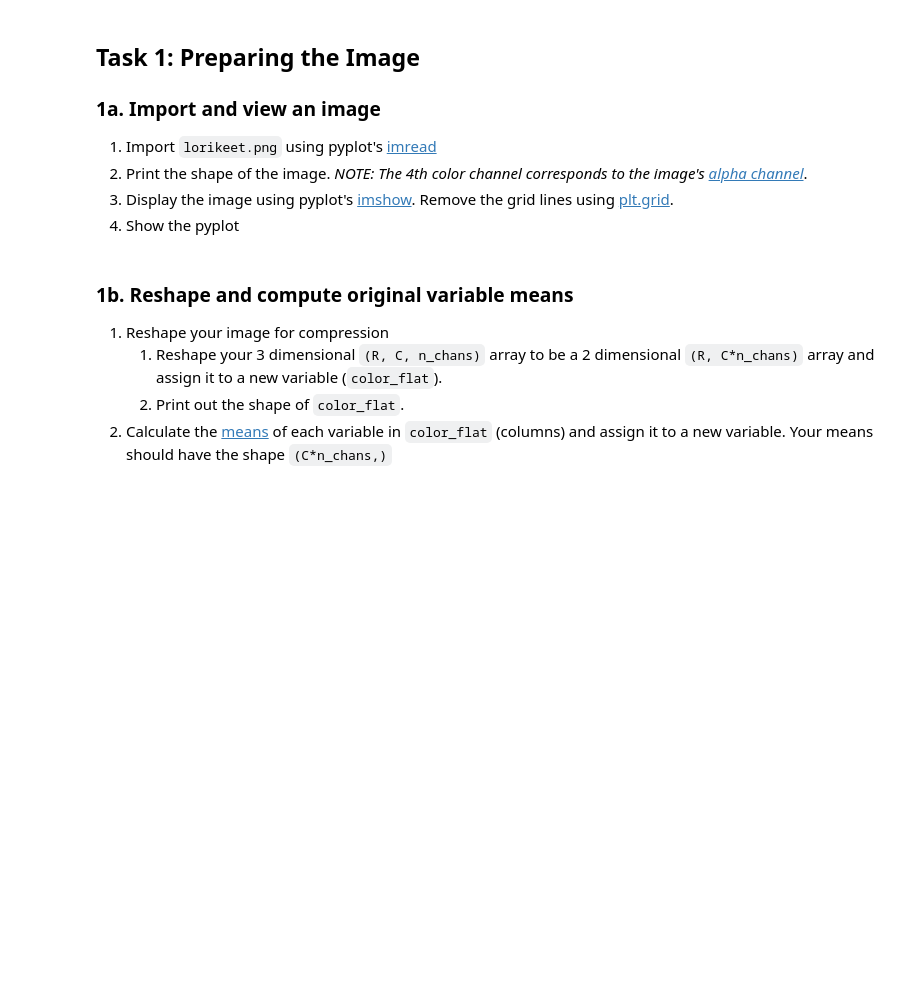
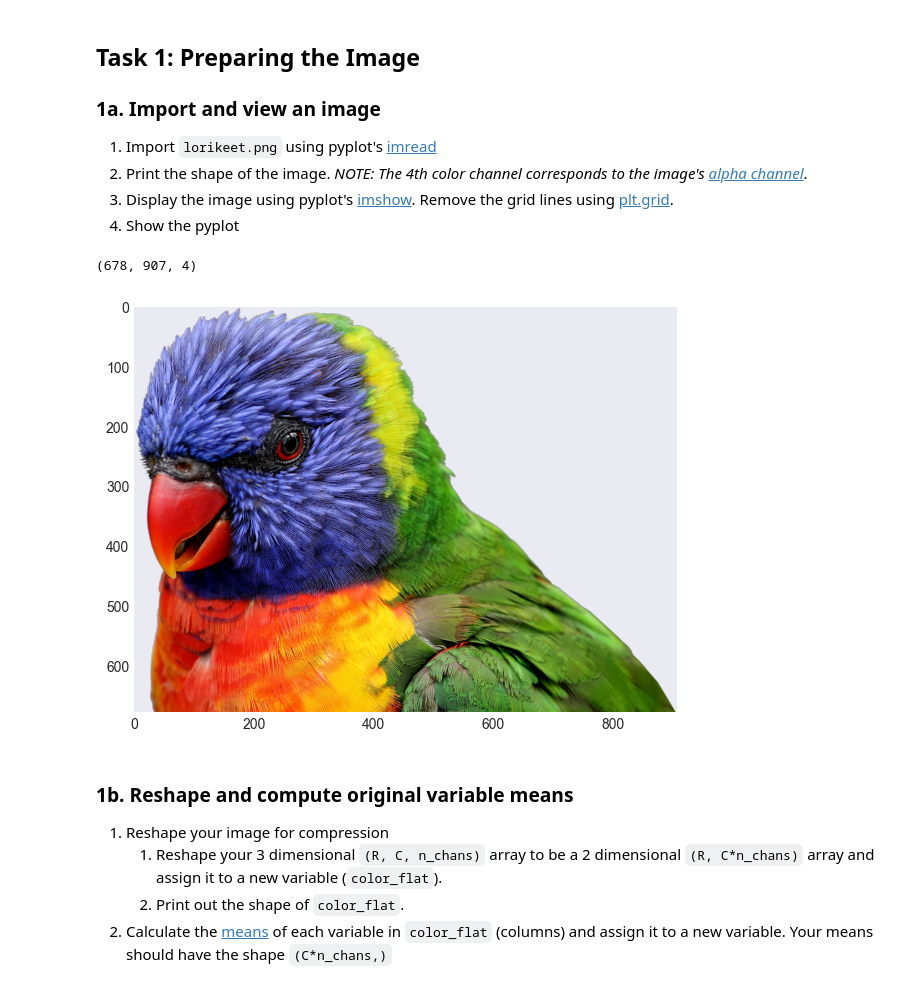
Before and after one commit to schiffinor/dataVisualization, a Jupyter notebook: Project4/Lab04c/Lab04c.ipynb, the cells around one changed output. Saved outputs shown, nothing was run; the diff lists cells and outputs as text; code cells hidden in the pictures; blank space fills up the shorter version.

```diff
--- a/Project4/Lab04c/Lab04c.ipynb
+++ b/Project4/Lab04c/Lab04c.ipynb
@@ -25,6 +25,22 @@ np.set_printoptions(suppress=True, precision=5)
 2. Print the shape of the image. *NOTE: The 4th color channel corresponds to the image's [alpha channel](https://en.wikipedia.org/wiki/Alpha_channel)*.
 3. Display the image using pyplot's [imshow](https://matplotlib.org/stable/api/_as_gen/matplotlib.pyplot.imshow.html). Remove the grid lines using [plt.grid](https://matplotlib.org/stable/api/_as_gen/matplotlib.pyplot.grid.html).
 4. Show the pyplot
+# %%
+# 1. Import the image
+image = plt.imread('img/lorikeet.png')
+
+# 2. Print the shape of the image
+print(image.shape)
+
+# 3. Display the image
+plt.imshow(image)
+plt.grid(False)
+
+# 4. Show the pyplot
+plt.show()
+# %% [output]
+(678, 907, 4)
+[figure, added]
 # %% [markdown]
 ### 1b. Reshape and compute original variable means
 
```
Also changed, not shown: parts of 5 cells of this notebook, 9 other files.
